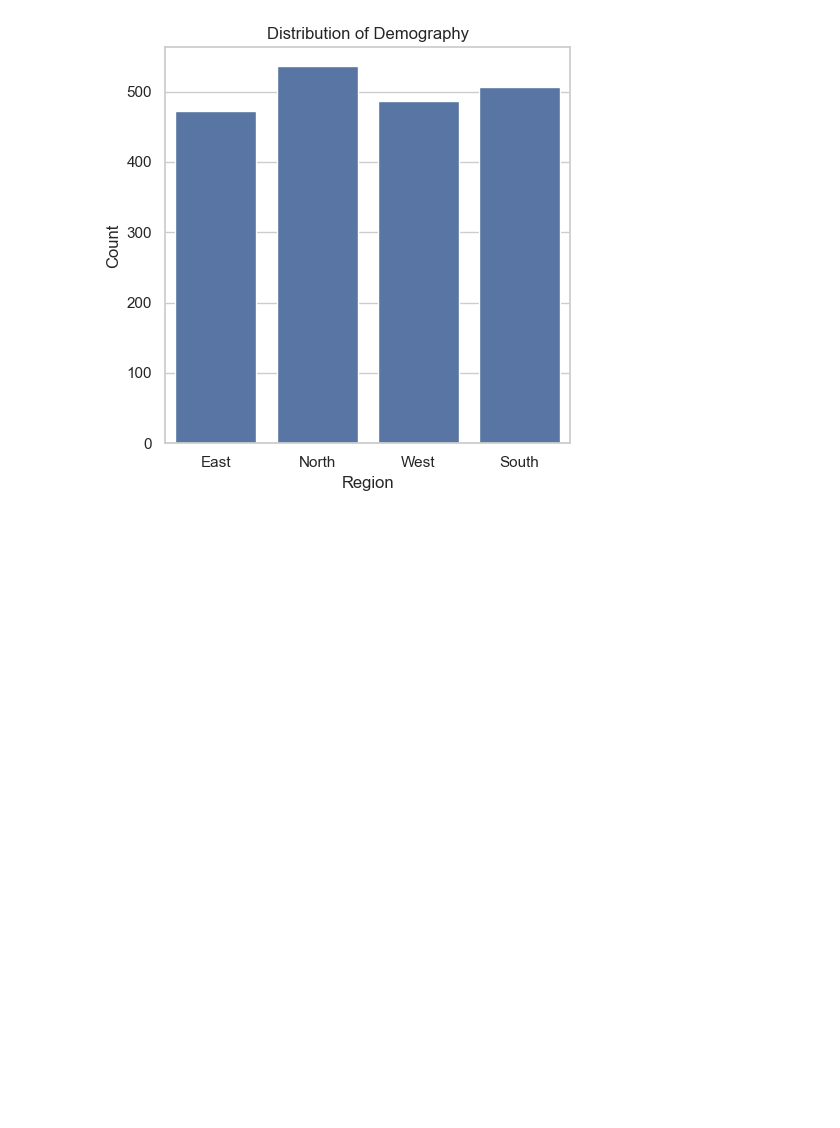
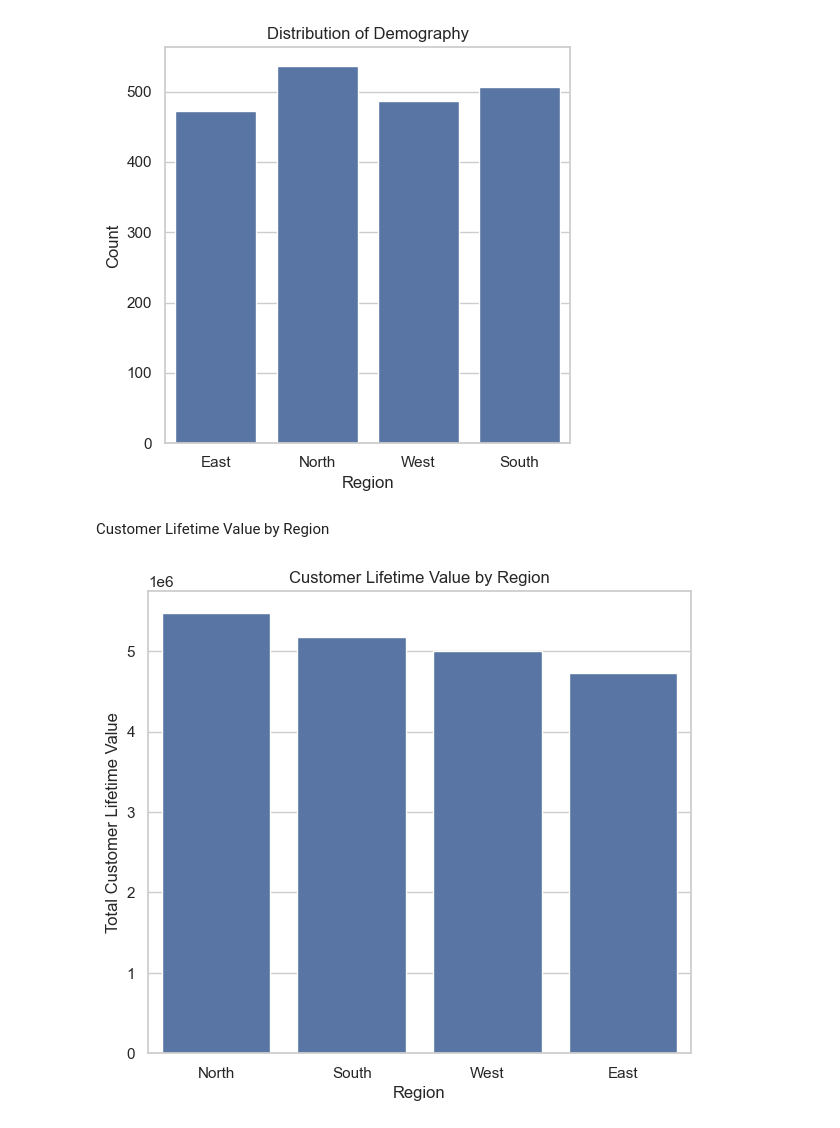
Before and after one commit to saiful-aromax/Navan, a Jupyter notebook: ca_march/CA.ipynb, the cells around one changed output. Cells and saved outputs as stored; diff of their text form; code cells hidden in the pictures; blank space fills up the shorter version.

```diff
--- a/ca_march/CA.ipynb
+++ b/ca_march/CA.ipynb
@@ -194,3 +200,19 @@ plt.tight_layout()
 plt.show()
 # %% [output]
 [figure]
+# %% [markdown]
+Customer Lifetime Value by Region
+# %%
+customer_value_by_region = data.groupby('Region')['Customer_Lifetime_Value'].sum().reset_index()
+
+customer_value_by_region_sorted = customer_value_by_region.sort_values('Customer_Lifetime_Value', ascending=False)
+
+# Plot
+plt.figure(figsize=(7, 6))
+sns.barplot(x='Region', y='Customer_Lifetime_Value', data=customer_value_by_region_sorted)
+plt.title('Customer Lifetime Value by Region')
+plt.xlabel('Region')
+plt.ylabel('Total Customer Lifetime Value')
+plt.show()
+# %% [output]
+[figure, added]
```
Also changed, not shown: parts of 15 cells of this notebook.
